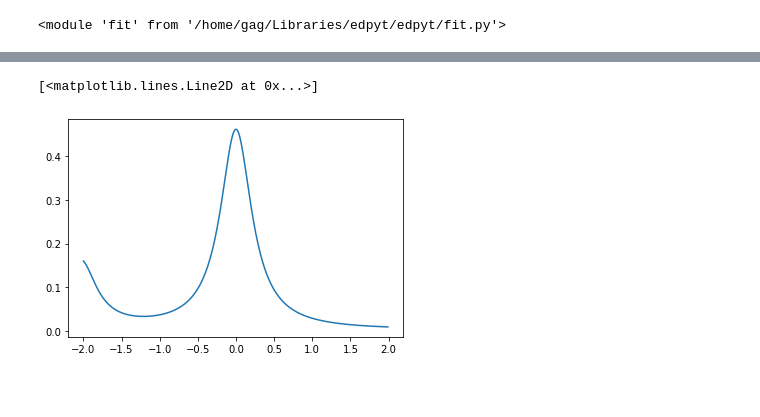
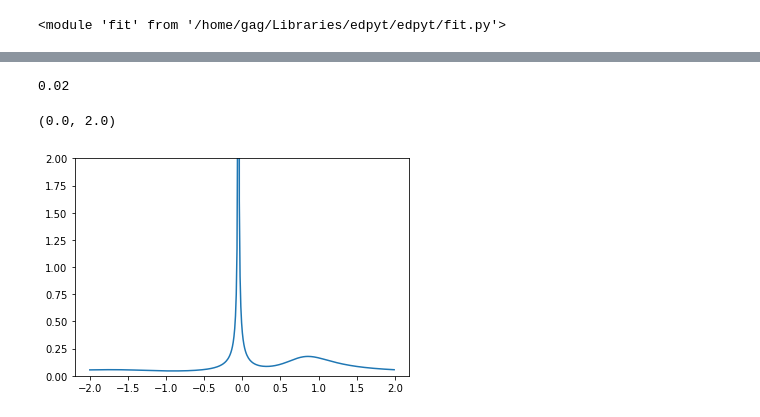
Before and after one commit to edan-bainglass/edpyt, a Jupyter notebook: edpyt/Untitled.ipynb, the cells around one changed output, grey strips where cells are left out. Drawn from its saved outputs; the diff is of its cells as text; code cells hidden in the pictures; blank space fills up the shorter version.

```diff
--- a/edpyt/Untitled.ipynb
+++ b/edpyt/Untitled.ipynb
@@ -134,3 +154,3 @@ plt.plot(energies, dos)
 # %%
-U = 2.
+U = 6.
 V[0,0] = U
@@ -140,4 +161,6 @@ params['hfmode'] = True
 # %%
 eigen_space, egs = build_espace(H, V, neig_sector)
+# %%
+gs_space = screen_eigen_space(eigen_space)
 # %%
-gf = build_gf_lanczos(H, V, eigen_space, 0.)
+gf = build_gf_lanczos(H, V, gs_space, 0.)
@@ -172,0 +174,2 @@ dos0 = get_dos0(energies, gf0)
+# %%
+dos = -1/np.pi*gf(energies, 0.5*np.abs(energies+0.049)).imag
@@ -173,5 +178,10 @@ dos0 = get_dos0(energies, gf0)
+# %%
+eta
+# %% [output]
+0.02
 # %%
-plt.plot(energies, dos0)
+plt.plot(energies, dos)
+plt.ylim(0,2)
 # %% [output]
-[<matplotlib.lines.Line2D at 0x...>]
+(0.0, 2.0)
-[figure, old version]
+[figure, new version]
```
Also changed, not shown: parts of 25 cells of this notebook, 7 other files.
